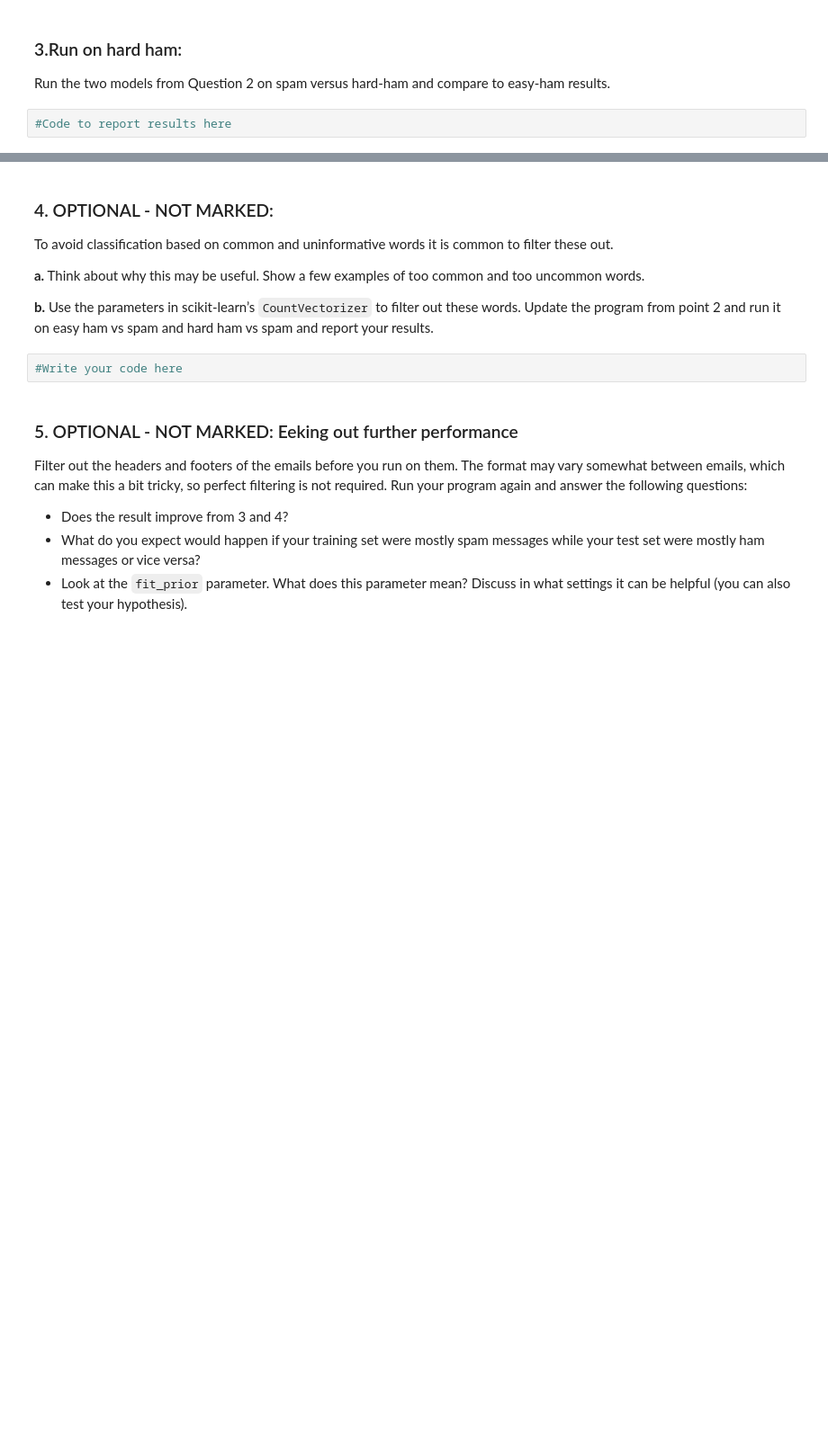
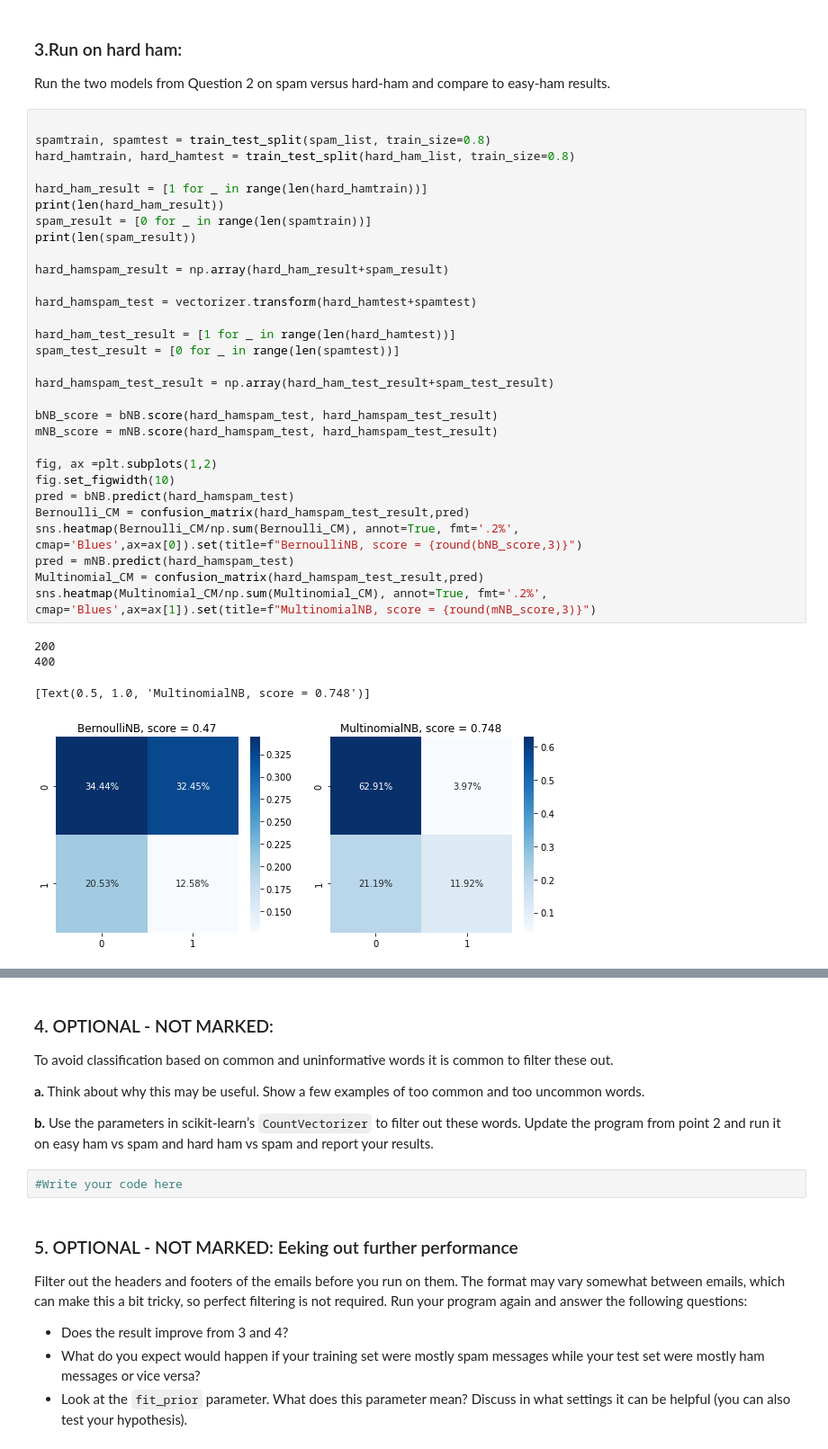
Before and after one commit to Niclindm/DAT405, a Jupyter notebook: Weekly assignment 4/Assignment4-1.ipynb, the cells around one changed output, grey strips where cells are left out. Shown: that part at 90% size. Drawn from its saved outputs; the diff is of its cells as text; blank space fills up the shorter version.

```diff
--- a/Weekly assignment 4/Assignment4-1.ipynb
+++ b/Weekly assignment 4/Assignment4-1.ipynb
@@ -116,5 +126,38 @@ print(mNB.score(hamspam_test, hamspam_test_result))
 # %% [markdown]
 ### 3.Run on hard ham:
 Run the two models from Question 2 on spam versus hard-ham and compare to easy-ham results.
-# %%
-#Code to report results here
+# %%
+
+spamtrain, spamtest = train_test_split(spam_list, train_size=0.8)
+hard_hamtrain, hard_hamtest = train_test_split(hard_ham_list, train_size=0.8)
+
+hard_ham_result = [1 for _ in range(len(hard_hamtrain))]
+print(len(hard_ham_result))
+spam_result = [0 for _ in range(len(spamtrain))]
+print(len(spam_result))
+
+hard_hamspam_result = np.array(hard_ham_result+spam_result)
+
+hard_hamspam_test = vectorizer.transform(hard_hamtest+spamtest)
+
+hard_ham_test_result = [1 for _ in range(len(hard_hamtest))]
+spam_test_result = [0 for _ in range(len(spamtest))]
+
+hard_hamspam_test_result = np.array(hard_ham_test_result+spam_test_result)
+
+bNB_score = bNB.score(hard_hamspam_test, hard_hamspam_test_result)
+mNB_score = mNB.score(hard_hamspam_test, hard_hamspam_test_result)
+
+fig, ax =plt.subplots(1,2)
+fig.set_figwidth(10)
+pred = bNB.predict(hard_hamspam_test)
+Bernoulli_CM = confusion_matrix(hard_hamspam_test_result,pred)
+sns.heatmap(Bernoulli_CM/np.sum(Bernoulli_CM), annot=True, fmt='.2%', cmap='Blues',ax=ax[0]).set(title=f"BernoulliNB, score = {round(bNB_score,3)}")
+pred = mNB.predict(hard_hamspam_test)
+Multinomial_CM = confusion_matrix(hard_hamspam_test_result,pred)
+sns.heatmap(Multinomial_CM/np.sum(Multinomial_CM), annot=True, fmt='.2%', cmap='Blues',ax=ax[1]).set(title=f"MultinomialNB, score = {round(mNB_score,3)}")
+# %% [output]
+200
+400
+[Text(0.5, 1.0, 'MultinomialNB, score = 0.748')]
+[figure, added]
```
Also changed, not shown: parts of 4 cells of this notebook.
